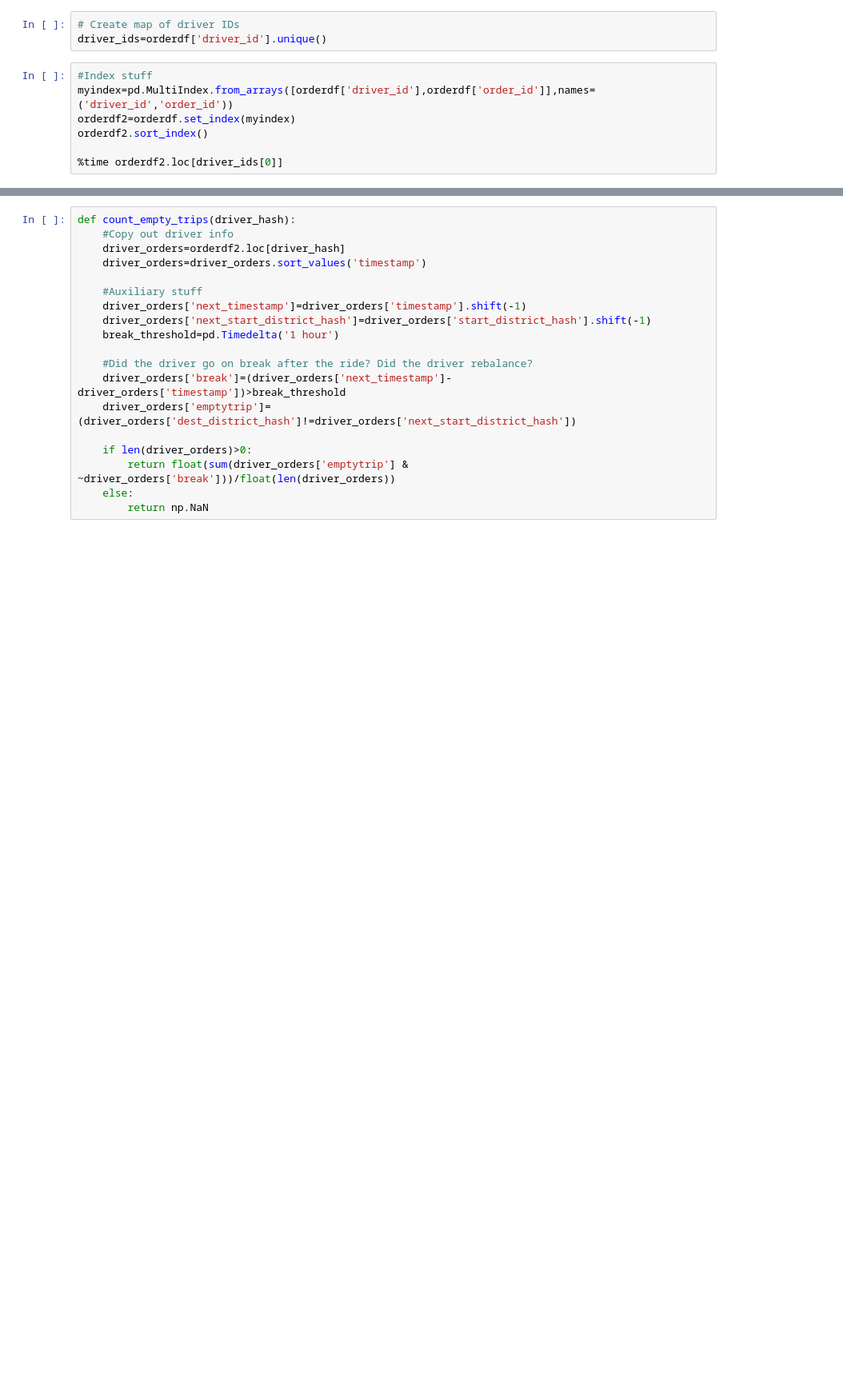
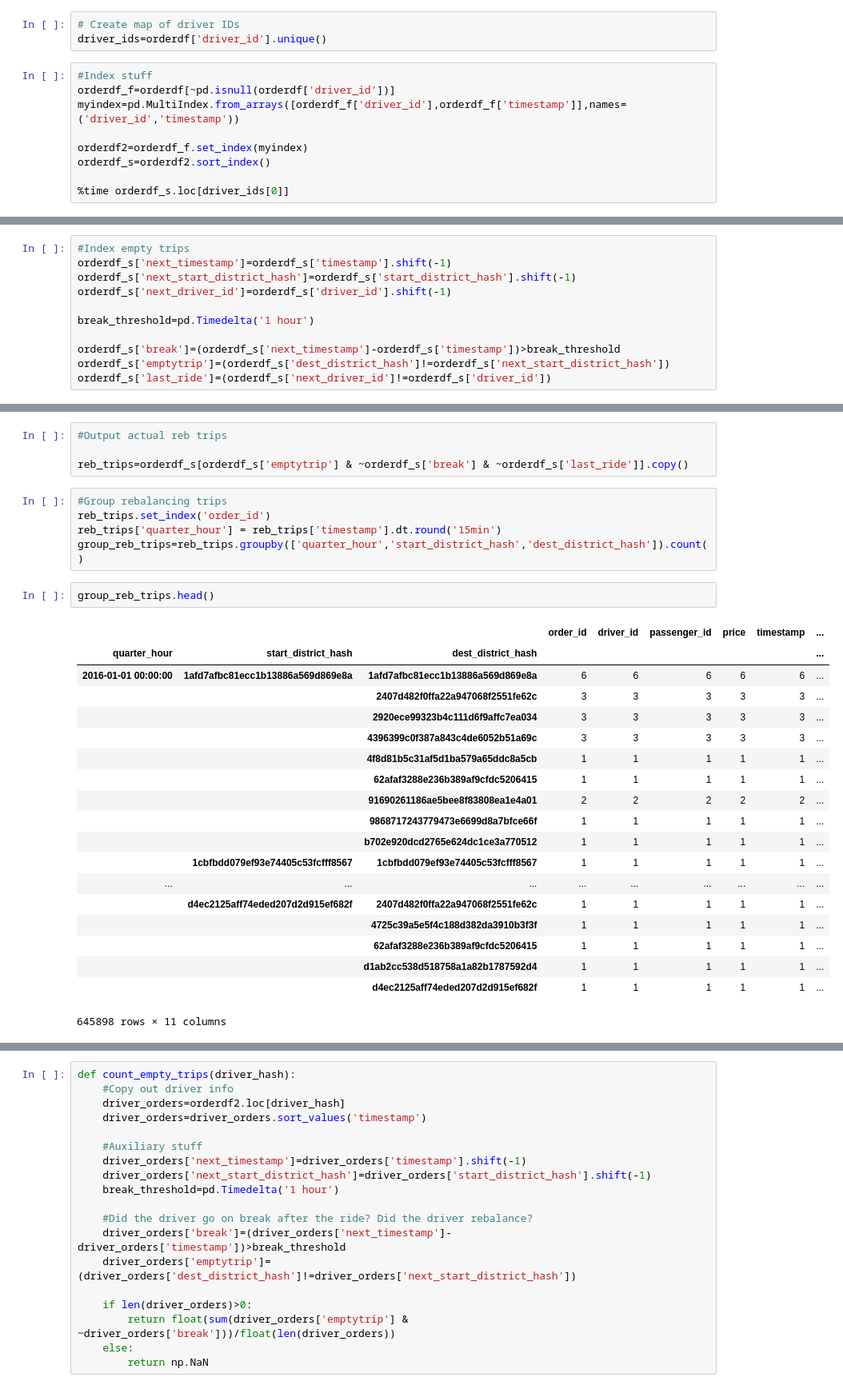
Before and after one commit to huevosabio/cs341, a Jupyter notebook: Driver behavior.ipynb, the cells around one changed output, grey strips where cells are left out. Shown: that part at 80% size. Cells and saved outputs as stored; diff of their text form; blank space fills up the shorter version.

Commit message:
computing stats on rebalancing trips

```diff
--- a/Driver behavior.ipynb
+++ b/Driver behavior.ipynb
@@ -39,9 +40,11 @@ orderdf.columns = ['order_id', 'driver_id', 'passenger_id', 'start_district_hash
 driver_ids=orderdf['driver_id'].unique()
 # %%
 #Index stuff
-myindex=pd.MultiIndex.from_arrays([orderdf['driver_id'],orderdf['order_id']],names=('driver_id','order_id'))
-orderdf2=orderdf.set_index(myindex)
-orderdf2.sort_index()
+orderdf_f=orderdf[~pd.isnull(orderdf['driver_id'])]
+myindex=pd.MultiIndex.from_arrays([orderdf_f['driver_id'],orderdf_f['timestamp']],names=('driver_id','timestamp'))
 
-%time orderdf2.loc[driver_ids[0]]
+orderdf2=orderdf_f.set_index(myindex)
+orderdf_s=orderdf2.sort_index()
+
+%time orderdf_s.loc[driver_ids[0]]
 # %% [output]
@@ -68 +71,12 @@ Wall time: 118 ms
 301 rows × 7 columns
+# %%
+#Index empty trips
+orderdf_s['next_timestamp']=orderdf_s['timestamp'].shift(-1)
+orderdf_s['next_start_district_hash']=orderdf_s['start_district_hash'].shift(-1)
+orderdf_s['next_driver_id']=orderdf_s['driver_id'].shift(-1)
+
+break_threshold=pd.Timedelta('1 hour')
+
+orderdf_s['break']=(orderdf_s['next_timestamp']-orderdf_s['timestamp'])>break_threshold
+orderdf_s['emptytrip']=(orderdf_s['dest_district_hash']!=orderdf_s['next_start_district_hash'])
+orderdf_s['last_ride']=(orderdf_s['next_driver_id']!=orderdf_s['driver_id'])
@@ -68,0 +90,31 @@ Wall time: 118 ms
+# %%
+#Output actual reb trips
+
+reb_trips=orderdf_s[orderdf_s['emptytrip'] & ~orderdf_s['break'] & ~orderdf_s['last_ride']].copy()
+# %%
+#Group rebalancing trips
+reb_trips.set_index('order_id')
+reb_trips['quarter_hour'] = reb_trips['timestamp'].dt.round('15min')
+group_reb_trips=reb_trips.groupby(['quarter_hour','start_district_hash','dest_district_hash']).count()
+# %%
+group_reb_trips.head()
+# %% [output]
+|  |  |  | order_id | driver_id | passenger_id | price | timestamp | ... |
+| quarter_hour | start_district_hash | dest_district_hash |  |  |  |  |  | ... |
+| 2016-01-01 00:00:00 | 1afd7afbc81ecc1b13886a569d869e8a | 1afd7afbc81ecc1b13886a569d869e8a | 6 | 6 | 6 | 6 | 6 | ... |
+|  |  | 2407d482f0ffa22a947068f2551fe62c | 3 | 3 | 3 | 3 | 3 | ... |
+|  |  | 2920ece99323b4c111d6f9affc7ea034 | 3 | 3 | 3 | 3 | 3 | ... |
+|  |  | 4396399c0f387a843c4de6052b51a69c | 3 | 3 | 3 | 3 | 3 | ... |
+|  |  | 4f8d81b5c31af5d1ba579a65ddc8a5cb | 1 | 1 | 1 | 1 | 1 | ... |
+|  |  | 62afaf3288e236b389af9cfdc5206415 | 1 | 1 | 1 | 1 | 1 | ... |
+|  |  | 91690261186ae5bee8f83808ea1e4a01 | 2 | 2 | 2 | 2 | 2 | ... |
+|  |  | 9868717243779473e6699d8a7bfce66f | 1 | 1 | 1 | 1 | 1 | ... |
+|  |  | b702e920dcd2765e624dc1ce3a770512 | 1 | 1 | 1 | 1 | 1 | ... |
+|  | 1cbfbdd079ef93e74405c53fcfff8567 | 1cbfbdd079ef93e74405c53fcfff8567 | 1 | 1 | 1 | 1 | 1 | ... |
+| ... | ... | ... | ... | ... | ... | ... | ... | ... |
+|  | d4ec2125aff74eded207d2d915ef682f | 2407d482f0ffa22a947068f2551fe62c | 1 | 1 | 1 | 1 | 1 | ... |
+|  |  | 4725c39a5e5f4c188d382da3910b3f3f | 1 | 1 | 1 | 1 | 1 | ... |
+|  |  | 62afaf3288e236b389af9cfdc5206415 | 1 | 1 | 1 | 1 | 1 | ... |
+|  |  | d1ab2cc538d518758a1a82b1787592d4 | 1 | 1 | 1 | 1 | 1 | ... |
+|  |  | d4ec2125aff74eded207d2d915ef682f | 1 | 1 | 1 | 1 | 1 | ... |
+645898 rows × 11 columns
```
Also changed, not shown: parts of 9 cells of this notebook.
